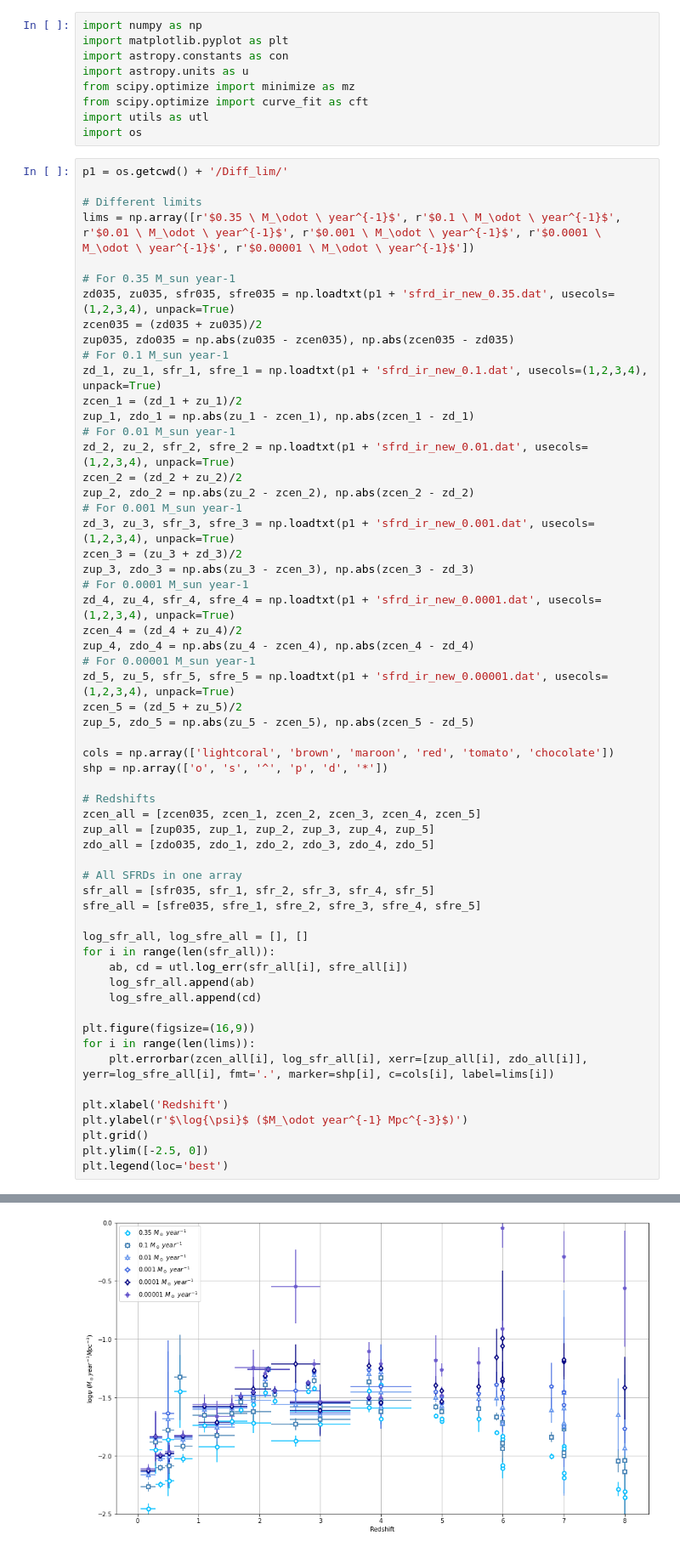
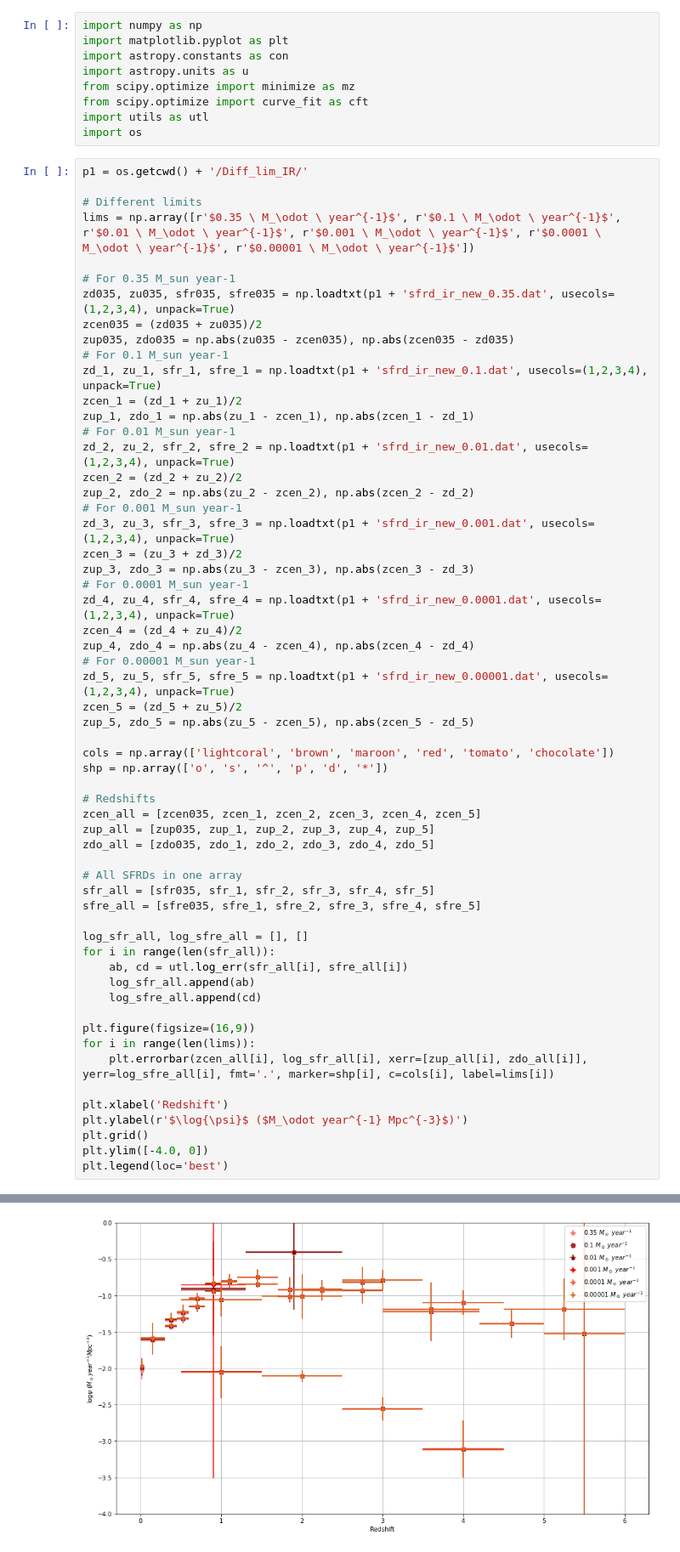
Before and after one commit to Jayshil/csfrd, a Jupyter notebook: Results/res3.ipynb, the cells around one changed output, grey strips where cells are left out. Shown at 85% size. Cells and saved outputs as stored; diff of their text form.

```diff
--- a/Results/res3.ipynb
+++ b/Results/res3.ipynb
@@ -20,7 +20,7 @@ from scipy.optimize import curve_fit as cft
 import utils as utl
 import os
 # %%
-p1 = os.getcwd() + '/Diff_lim/'
+p1 = os.getcwd() + '/Diff_lim_IR/'
 
 # Different limits
 lims = np.array([r'$0.35 \ M_\odot \ year^{-1}$', r'$0.1 \ M_\odot \ year^{-1}$', r'$0.01 \ M_\odot \ year^{-1}$', r'$0.001 \ M_\odot \ year^{-1}$', r'$0.0001 \ M_\odot \ year^{-1}$', r'$0.00001 \ M_\odot \ year^{-1}$'])
@@ -51,35 +51,35 @@ zcen_5 = (zd_5 + zu_5)/2
 zup_5, zdo_5 = np.abs(zu_5 - zcen_5), np.abs(zcen_5 - zd_5)
 
 cols = np.array(['lightcoral', 'brown', 'maroon', 'red', 'tomato', 'chocolate'])
 shp = np.array(['o', 's', '^', 'p', 'd', '*'])
 
 # Redshifts
 zcen_all = [zcen035, zcen_1, zcen_2, zcen_3, zcen_4, zcen_5]
 zup_all = [zup035, zup_1, zup_2, zup_3, zup_4, zup_5]
 zdo_all = [zdo035, zdo_1, zdo_2, zdo_3, zdo_4, zdo_5]
 
 # All SFRDs in one array
 sfr_all = [sfr035, sfr_1, sfr_2, sfr_3, sfr_4, sfr_5]
 sfre_all = [sfre035, sfre_1, sfre_2, sfre_3, sfre_4, sfre_5]
 
 log_sfr_all, log_sfre_all = [], []
 for i in range(len(sfr_all)):
     ab, cd = utl.log_err(sfr_all[i], sfre_all[i])
     log_sfr_all.append(ab)
     log_sfre_all.append(cd)
 
 plt.figure(figsize=(16,9))
 for i in range(len(lims)):
     plt.errorbar(zcen_all[i], log_sfr_all[i], xerr=[zup_all[i], zdo_all[i]], yerr=log_sfre_all[i], fmt='.', marker=shp[i], c=cols[i], label=lims[i])
 
 plt.xlabel('Redshift')
 plt.ylabel(r'$\log{\psi}$ ($M_\odot year^{-1} Mpc^{-3}$)')
 plt.grid()
-plt.ylim([-2.5, 0])
+plt.ylim([-4.0, 0])
 plt.legend(loc='best')
 # %% [output]
 <matplotlib.legend.Legend at 0x...>
-[figure, old version]
+[figure, new version]
 # %% [markdown]
 Well, of course, it looks a bit crowdy --- there are too many points in it. To see the overall pattern, we fit a function to these data points, and see how the overall trend looks like. As usual, we use the best fitted function from Madau & Dickinson (2014),
 
```
Also changed, not shown: parts of 3 cells of this notebook, 6 other files.
